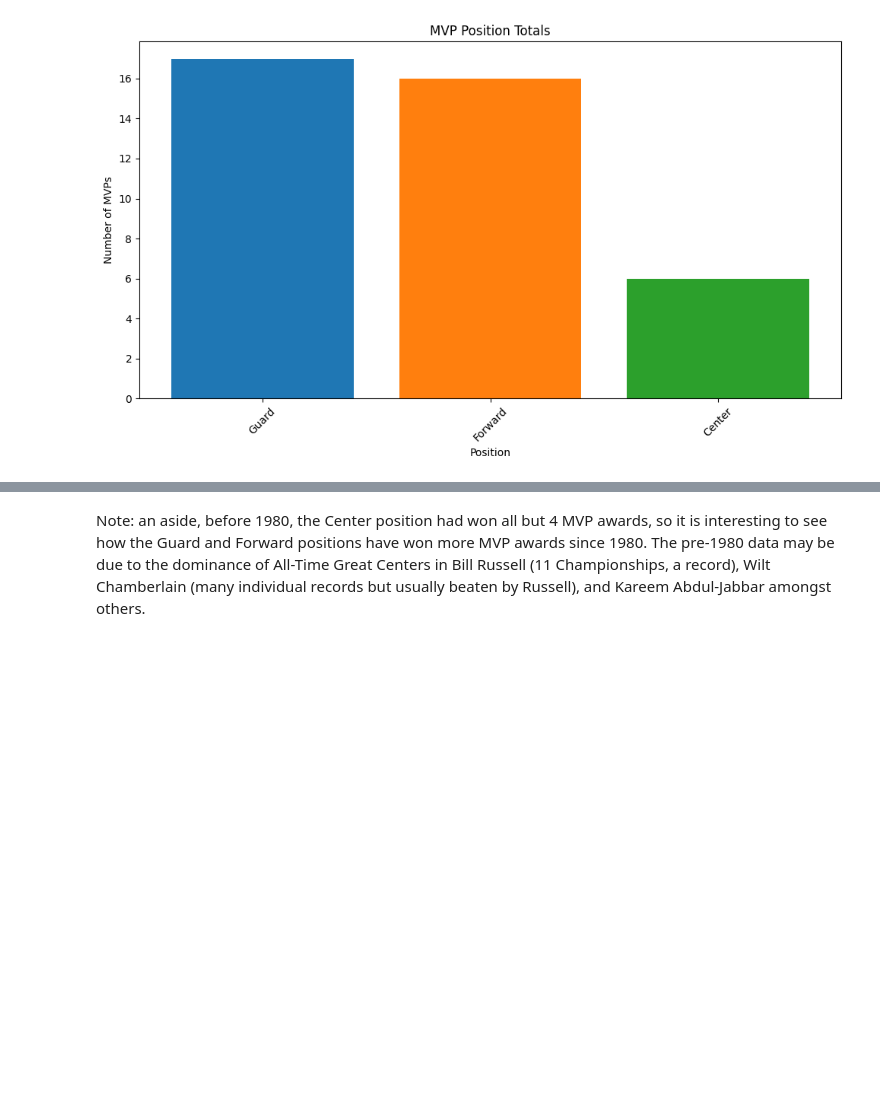
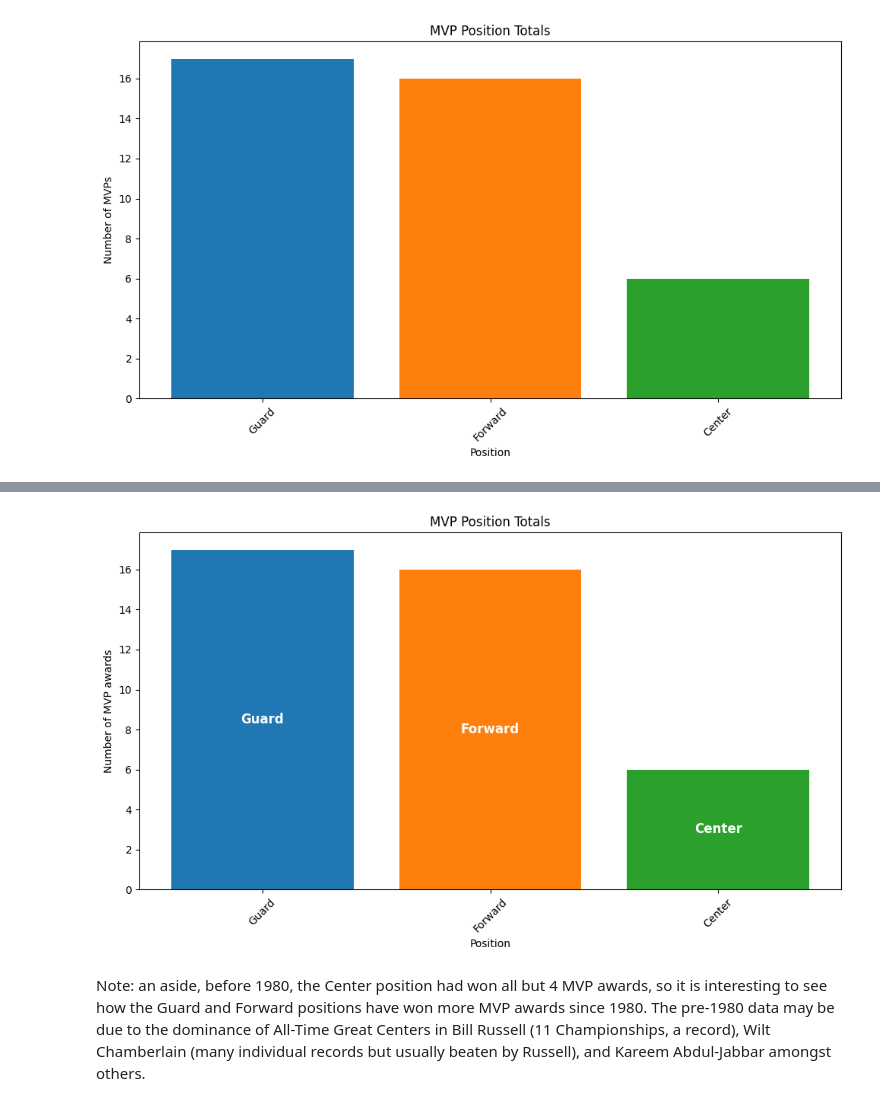
Before and after one commit to rmj9000/nba_analysis, a Jupyter notebook: jupyter_notebooks/05_matplotlib.ipynb, the cells around one changed output, grey strips where cells are left out. Cells and saved outputs as stored; diff of their text form; code cells hidden in the pictures; blank space fills up the shorter version.

Commit message:
Create a bar chart showing the number of MVP awards per position with different labels

```diff
--- a/jupyter_notebooks/05_matplotlib.ipynb
+++ b/jupyter_notebooks/05_matplotlib.ipynb
@@ -188,3 +190,34 @@ plt.show()
+# %%
+# Create the bar chart
+plt.figure(figsize=(10, 6))
+bars = plt.bar(position_counts.index, position_counts.values, color=bar_colors)
+plt.title('MVP Position Totals')
+plt.xlabel('Position')
+plt.ylabel('Number of MVP awards')
+plt.xticks(rotation=45)
+plt.tight_layout()
+
+# Add position names inside the bars
+for bar, label in zip(bars, position_counts.index):
+    height = bar.get_height()
+    plt.text(
+        bar.get_x() + bar.get_width() / 2,
+        height / 2,  # halfway up the bar
+        label,
+        ha='center',
+        va='center',
+        color='white',
+        fontsize=12,
+        fontweight='bold'
+    )
+
+# Save the chart
+plt.savefig('mvp_position_bar_chart_labeled_inside.png', dpi=300, bbox_inches='tight')
+
+# Show the chart
+plt.show()
+# %% [output]
+[figure, added]
 # %% [markdown]
 Note: an aside, before 1980, the Center position had won all but 4 MVP awards, so it is interesting to see how the Guard and Forward positions have won more MVP awards since 1980. The pre-1980 data may be due to the dominance of All-Time Great Centers in Bill Russell (11 Championships, a record), Wilt Chamberlain (many individual records but usually beaten by Russell), and Kareem Abdul-Jabbar amongst others.
 # %% [markdown]
```
Also changed, not shown: parts of 1 cell of this notebook, 1 other file.
